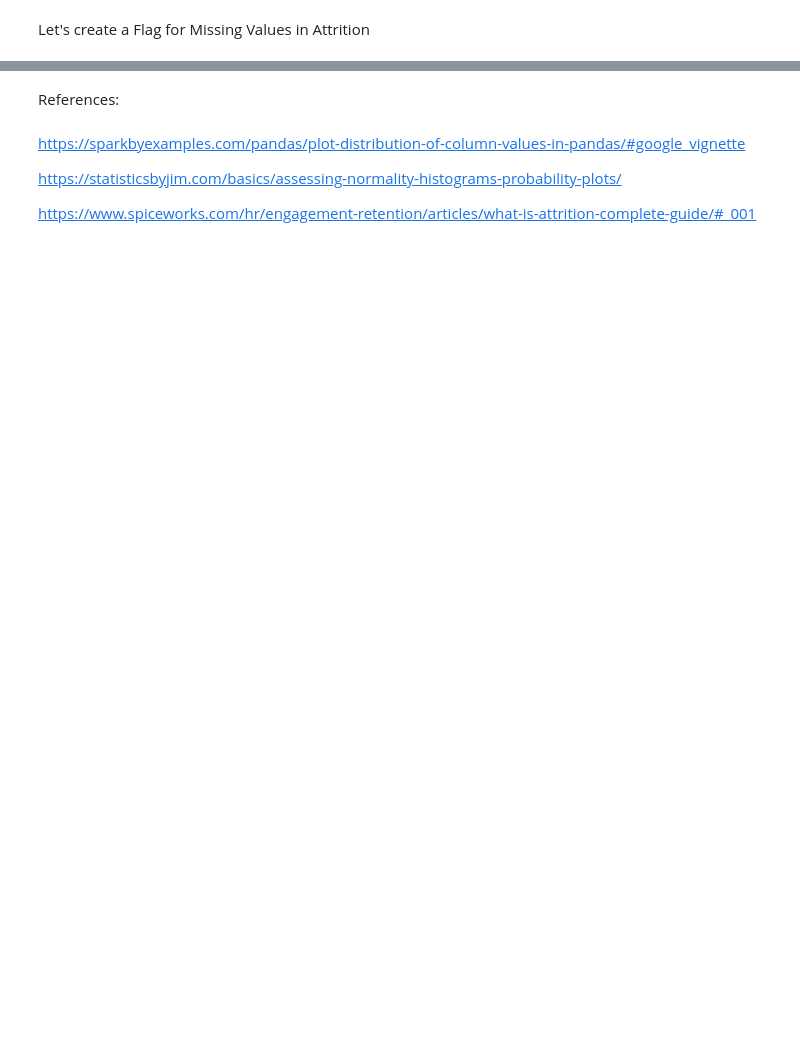
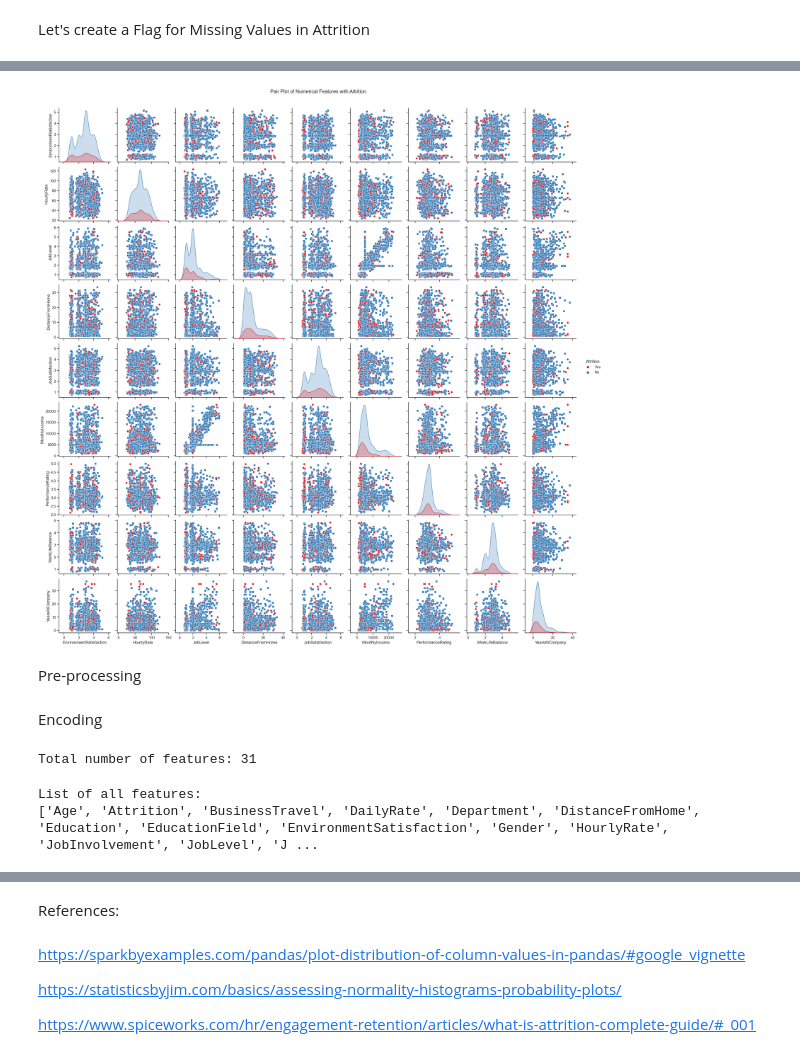
Before and after one commit to riccardopossier/Continuous-Assessment, a Jupyter notebook: Machine_Learning_CA2.ipynb, the cells around one changed output, grey strips where cells are left out. Cells and saved outputs as stored; diff of their text form; code cells hidden in the pictures; blank space fills up the shorter version.

```diff
--- a/Machine_Learning_CA2.ipynb
+++ b/Machine_Learning_CA2.ipynb
@@ -404,0 +407,3 @@ for feature in n_f:
+# %%
+df.dropna(subset=["Attrition"], inplace=True)
+df.drop('Attrition_Missing', axis=1, inplace=True)
@@ -404,0 +452,3 @@ for feature in n_f:
+# %%
+df.drop(columns=['EmployeeCount', 'EmployeeNumber', 'StandardHours', 'StockOptionLevel'], inplace=True)
+print("Columns after dropping:", df.columns)
@@ -404,0 +469,10 @@ for feature in n_f:
+# %%
+df[['NumCompaniesWorked', 'TotalWorkingYears', 'TrainingTimesLastYear','YearsAtCompany','YearsInCurrentRole', 'YearsSinceLastPromotion', 'YearsWithCurrManager']] = df[['NumCompaniesWorked', 'TotalWorkingYears', 'TrainingTimesLastYear','YearsAtCompany','YearsInCurrentRole', 'YearsSinceLastPromotion', 'YearsWithCurrManager']].round().astype(int)
+columns_to_round_2_decimals = ['DailyRate', 'DistanceFromHome', 'Education', 'EnvironmentSatisfaction',
+                               'HourlyRate', 'JobInvolvement', 'JobLevel', 'JobSatisfaction',
+                               'MonthlyIncome', 'MonthlyRate', 'PercentSalaryHike', 'PerformanceRating',
+                               'RelationshipSatisfaction', 'WorkLifeBalance']
+df[columns_to_round_2_decimals] = df[columns_to_round_2_decimals].round(2)
+
+print(df[['NumCompaniesWorked', 'TotalWorkingYears', 'TrainingTimesLastYear','YearsAtCompany','YearsInCurrentRole', 'YearsSinceLastPromotion', 'YearsWithCurrManager']].head())
+print(df[columns_to_round_2_decimals].head())
@@ -404,0 +497,29 @@ for feature in n_f:
+# %%
+choosen_features = ['EnvironmentSatisfaction', 'HourlyRate', 'JobLevel', 'DistanceFromHome',
+                       'JobSatisfaction', 'MonthlyIncome', 'PerformanceRating',
+                       'WorkLifeBalance', 'YearsAtCompany', 'Attrition']
+choosen_df = df[choosen_features]
+
+
+sns.set(style="ticks")
+sns.pairplot(choosen_df, hue='Attrition', markers=["o", "s"], palette="Set1")
+plt.suptitle("Pair Plot of Numerical Features with Attrition", y=1.02)
+plt.show()
+# %% [output]
+[figure, added]
+# %% [markdown]
+Pre-processing
+# %% [markdown]
+Encoding
+# %%
+total_features = len(df.columns)
+print("Total number of features:", total_features)
+# %% [output]
+Total number of features: 31
+# %%
+all_features = df.columns.tolist()
+print("List of all features:")
+print(all_features)
+# %% [output]
+List of all features:
+['Age', 'Attrition', 'BusinessTravel', 'DailyRate', 'Department', 'DistanceFromHome', 'Education', 'EducationField', 'EnvironmentSatisfaction', 'Gender', 'HourlyRate', 'JobInvolvement', 'JobLevel', 'J ...
```
Also changed, not shown: parts of 55 cells of this notebook, 1 other file.
